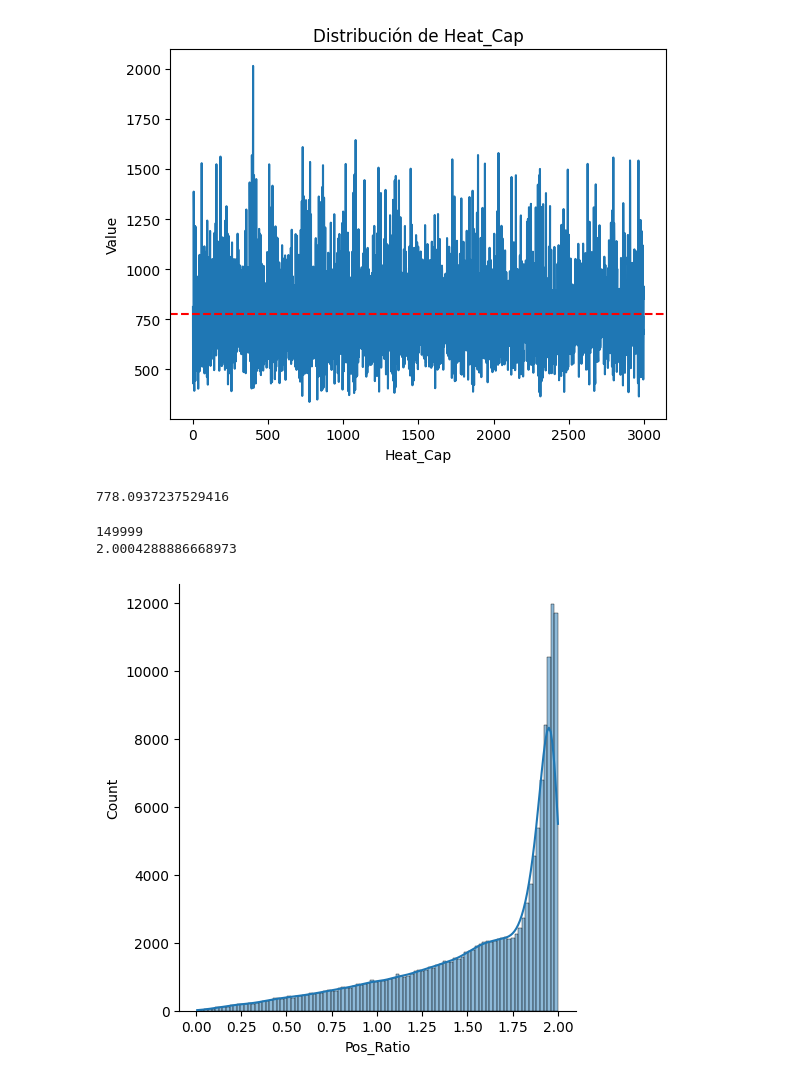
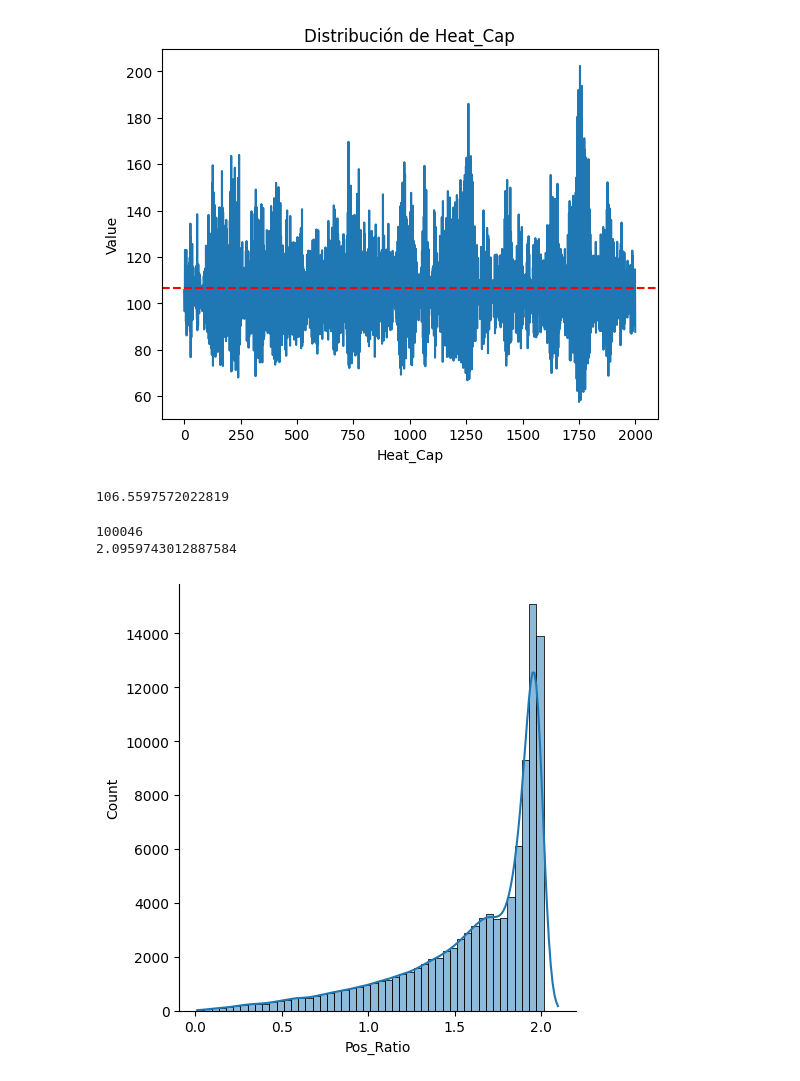
Before and after one commit to CristianC2002/Molecular_Dynamics__Disc-Model, a Jupyter notebook: Data_Analysis.ipynb, the cells around one changed output. Cells and saved outputs as stored; diff of their text form; code cells hidden in the pictures.

Commit message:
Adding plots Comparation

```diff
--- a/Data_Analysis.ipynb
+++ b/Data_Analysis.ipynb
@@ -20,19 +20,19 @@ Q = 10.0
 m = 1
 N = 2*50
 kB = 1
-Temp_Target = 5.627
+Temp_Target = 28.1349
 e0 = 1.0
 
 
-Lim_Inf = 0
+Lim_Inf = 100000
 Lim_Sup = 300000
 
 # --------------------------------------------
 
-output_dir = r"E:\Cristian\1. Molecular Dinamics\2. Python Projects\3. Jupiter Code\5. Density\1. Equipo_1\First Test"
+output_dir = r"E:\Cristian\1. Molecular Dinamics\2. Python Projects\3. Jupiter Code\5. Density\1. Equipo_1\Fourth Test"
 
-Partic_DF=pd.read_csv(r"E:\Cristian\1. Molecular Dinamics\2. Python Projects\3. Jupiter Code\5. Density\1. Equipo_1\First Test\Particle_Data.csv")
-System_DF=pd.read_csv(r"E:\Cristian\1. Molecular Dinamics\2. Python Projects\3. Jupiter Code\5. Density\1. Equipo_1\First Test\System_Data.csv")
+Partic_DF=pd.read_csv(r"E:\Cristian\1. Molecular Dinamics\2. Python Projects\3. Jupiter Code\5. Density\1. Equipo_1\Fourth Test\Particle_Data.csv")
+System_DF=pd.read_csv(r"E:\Cristian\1. Molecular Dinamics\2. Python Projects\3. Jupiter Code\5. Density\1. Equipo_1\Fourth Test\System_Data.csv")
 # %%
 def obtener_columnas_object(dataframe):
     columnas_object = []
@@ -250,8 +250,8 @@ def Plot_Dist (df,colum,line_value,name):
 Plot_Dist(Partic_DF,'Heat_Cap',Partic_DF['Heat_Cap'].mean(),"Heat_Cap_Dist.png")
 print(Partic_DF['Heat_Cap'].mean())
 # %% [output]
-[figure, old version]
+[figure, new version]
-778.0937237529416
+106.5597572022819
 # %%
 Partic_DF = Partic_DF[Partic_DF['Particle'] <= N/2]
 
@@ -264,7 +264,7 @@ Partic_DF["Pos_Ratio"] = np.sqrt((Partic_DF['X_Pos']**2) + (Partic_DF['Y_Pos']**
 # print(Partic_DF["Pos_Ratio"].max())
 
 
-Muestras = 100  # Número de muestras
+Muestras = 50  # Número de muestras
 
 # Calcular el tamaño de cada intervalo
 interval_size = r_1 / Muestras
@@ -280,33 +280,33 @@ for i in range(Muestras):
 
 # Crear el DataFrame a partir de la lista de resultados
 Density_Info = pd.DataFrame(resultados)
 
 
 
 # Crear una lista para almacenar los contadores de densidad de carga
 densidad_carga = [0] * Muestras
 
 # Iterar sobre cada valor en la columna Pos_Ratio de Particle_DF
 for valor in Partic_DF['Pos_Ratio']:
     # Verificar en qué intervalo se encuentra el valor
     for i in range(Muestras):
         inicio = i * interval_size
         fin = (i + 1) * interval_size
         if inicio <= valor < fin:
             # Incrementar el contador correspondiente al intervalo
             densidad_carga[i] += 1
             break  # Romper el bucle una vez que se ha encontrado el intervalo
 
 # Crear una columna "Densidad_Carga" en el DataFrame df_resultados
 Density_Info['Sigma'] = densidad_carga
 
 print(sum(Density_Info['Sigma']))
 
 # sns.displot(Density_Info, x="Densidad_Carga",bins=Muestras, kde=True)
 sns.displot(Partic_DF, x="Pos_Ratio",bins=Muestras, kde=True)
 print(Partic_DF["Pos_Ratio"].max())
 plt.savefig(os.path.join(output_dir, "Ratial_Dist.png"))
 # %% [output]
-149999
-2.0004288886668973
+100046
+2.0959743012887584
-[figure, old version]
+[figure, new version]
```
Also changed, not shown: parts of 7 cells of this notebook, 29 other files.
